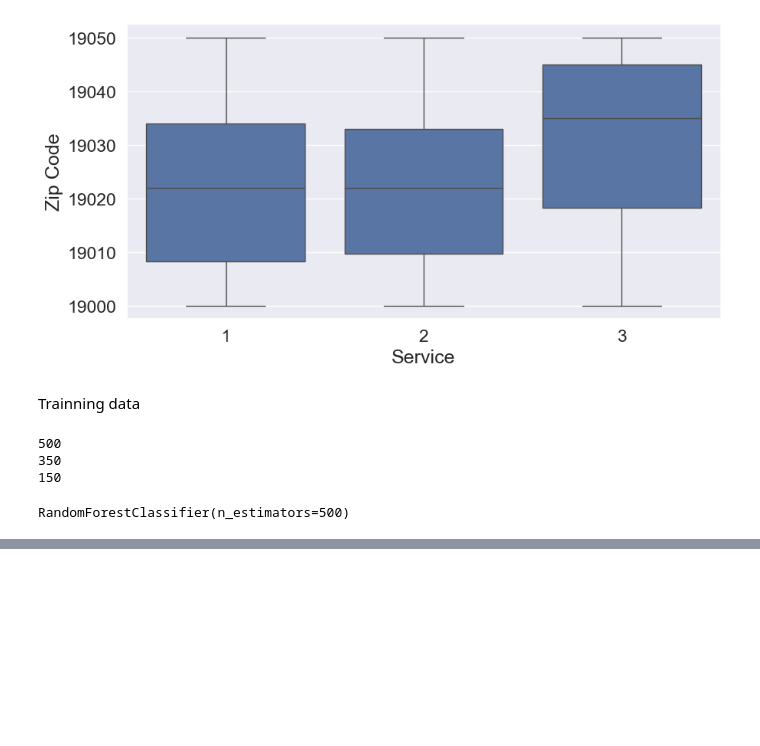
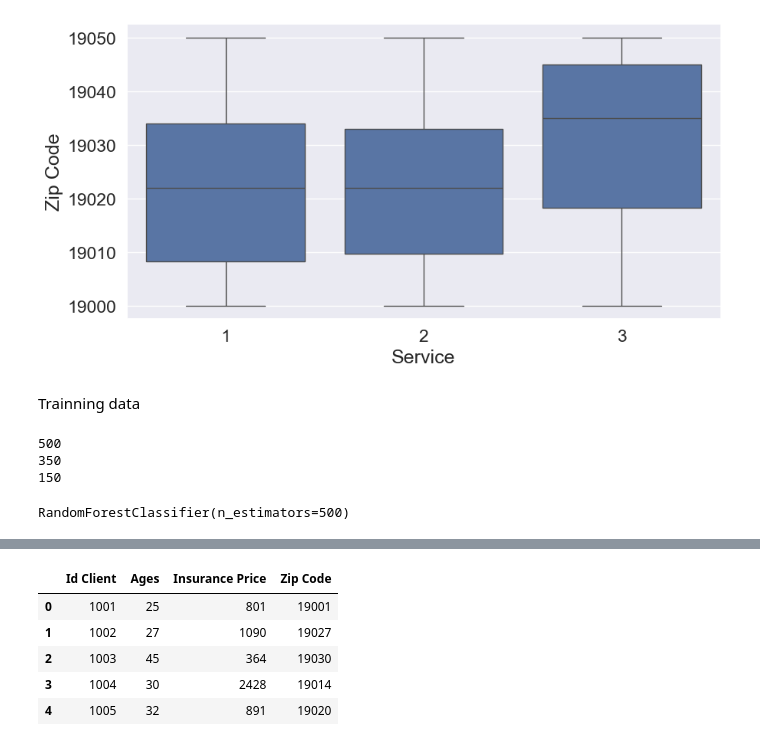
Before and after one commit to jardeljasse/insurance-preview, a Jupyter notebook: main.ipynb, the cells around one changed output, grey strips where cells are left out. Drawn from its saved outputs; the diff is of its cells as text; code cells hidden in the pictures; blank space fills up the shorter version.

```diff
--- a/main.ipynb
+++ b/main.ipynb
@@ -115,0 +137,13 @@ sns.heatmap(matrix_confusion, annot=True)
+# %%
+#nao sabemos se o cliente ira assionar o servico, e se assionar qual sera o motivo
+#e' o que queremos prever
+
+new_sells = pd.read_excel('insurance-database.xlsx', 'new-entries')
+new_sells.head()
+# %% [output]
+|  | Id Client | Ages | Insurance Price | Zip Code |
+| 0 | 1001 | 25 | 801 | 19001 |
+| 1 | 1002 | 27 | 1090 | 19027 |
+| 2 | 1003 | 45 | 364 | 19030 |
+| 3 | 1004 | 30 | 2428 | 19014 |
+| 4 | 1005 | 32 | 891 | 19020 |
```
Also changed, not shown: parts of 7 cells of this notebook.
